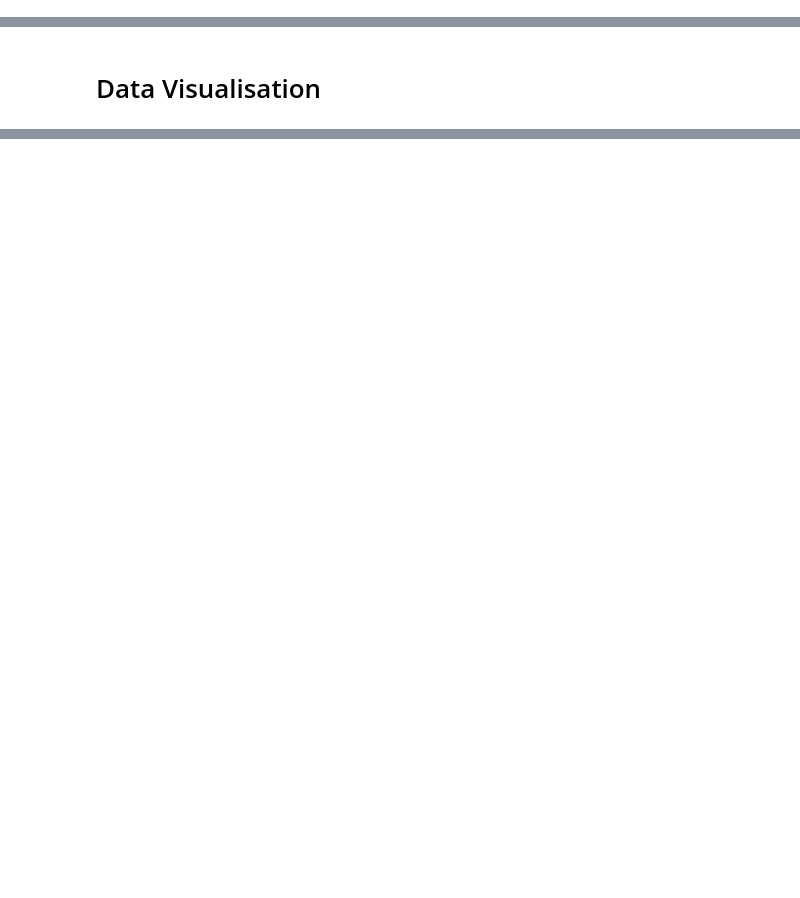
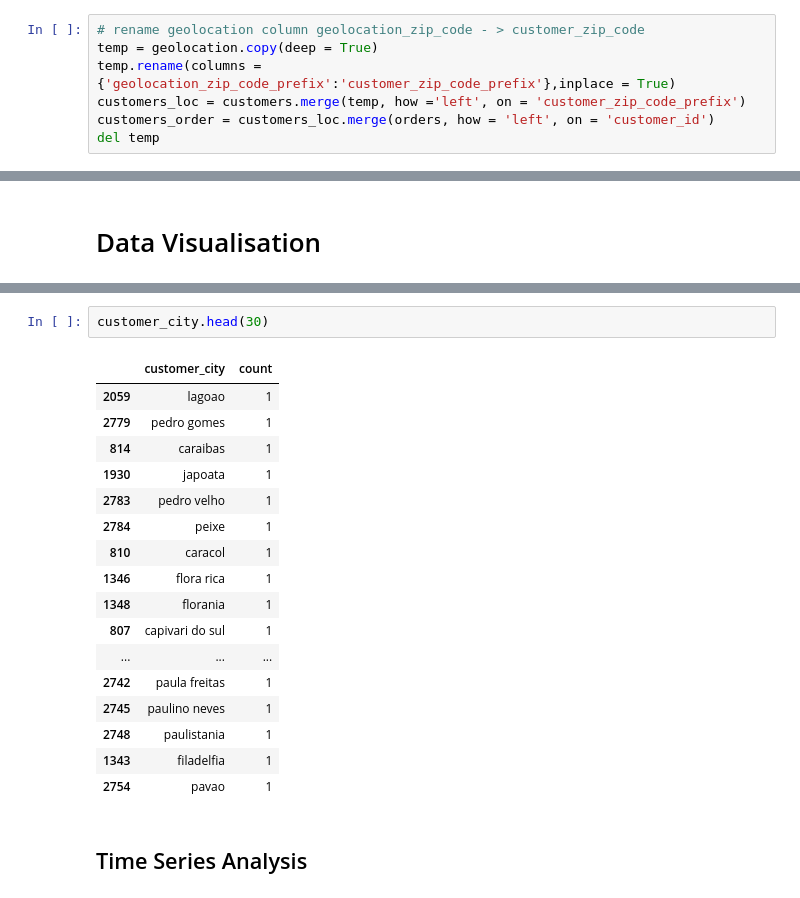
Before and after one commit to JamesLi197412/eCommerce_analysis, a Jupyter notebook: Brazillian E-Commerce.ipynb, the cells around one changed output, grey strips where cells are left out. Cells and saved outputs as stored; diff of their text form; blank space fills up the shorter version.

```diff
--- a/Brazillian E-Commerce.ipynb
+++ b/Brazillian E-Commerce.ipynb
@@ -307 +300,8 @@ order_payment.head()
+# %%
+# rename geolocation column geolocation_zip_code - > customer_zip_code
+temp = geolocation.copy(deep = True)
+temp.rename(columns = {'geolocation_zip_code_prefix':'customer_zip_code_prefix'},inplace = True)
+customers_loc = customers.merge(temp, how ='left', on = 'customer_zip_code_prefix')
+customers_order = customers_loc.merge(orders, how = 'left', on = 'customer_id')
+del temp
 # %%
@@ -362,0 +344,22 @@ customers.head()
+# %%
+customer_city.head(30)
+# %% [output]
+|  | customer_city | count |
+| 2059 | lagoao | 1 |
+| 2779 | pedro gomes | 1 |
+| 814 | caraibas | 1 |
+| 1930 | japoata | 1 |
+| 2783 | pedro velho | 1 |
+| 2784 | peixe | 1 |
+| 810 | caracol | 1 |
+| 1346 | flora rica | 1 |
+| 1348 | florania | 1 |
+| 807 | capivari do sul | 1 |
+| ... | ... | ... |
+| 2742 | paula freitas | 1 |
+| 2745 | paulino neves | 1 |
+| 2748 | paulistania | 1 |
+| 1343 | filadelfia | 1 |
+| 2754 | pavao | 1 |
+# %% [markdown]
+## Time Series Analysis
```
Also changed, not shown: parts of 12 cells of this notebook.
